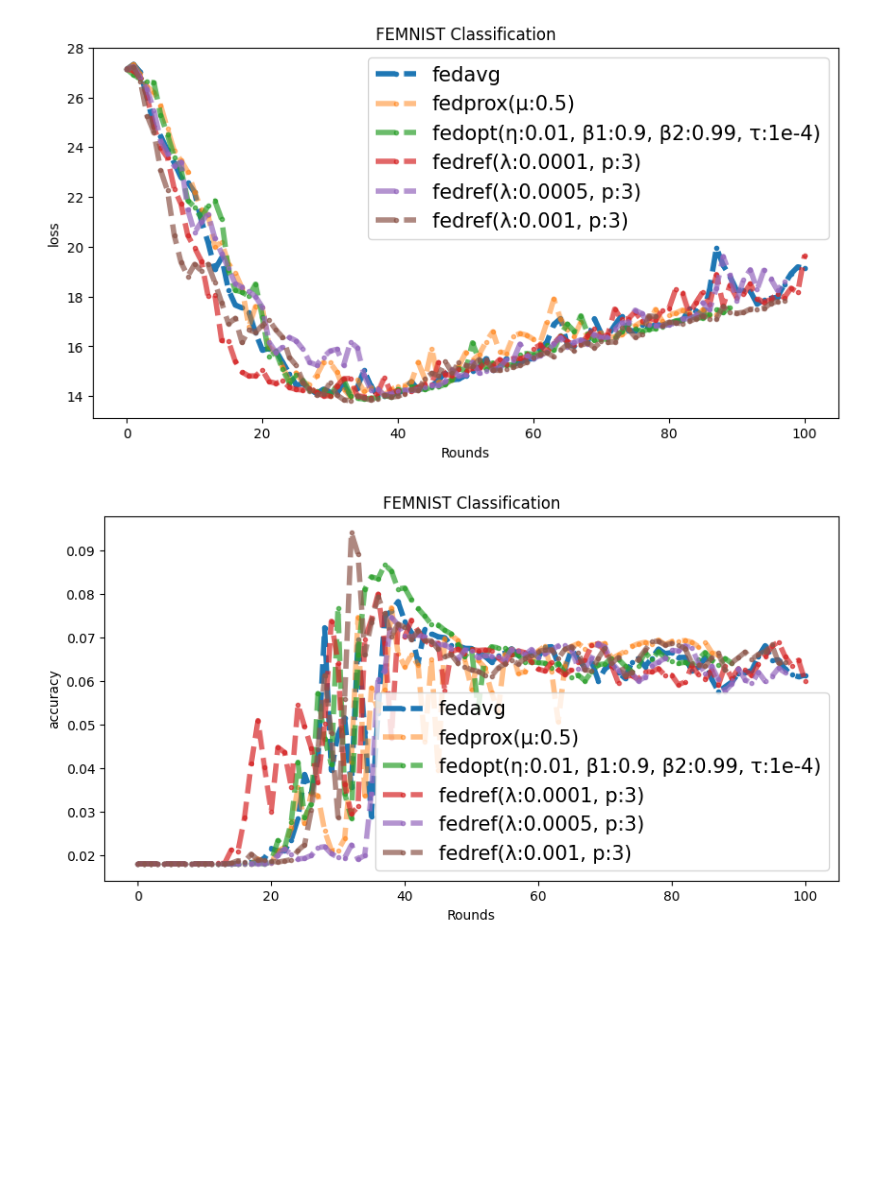
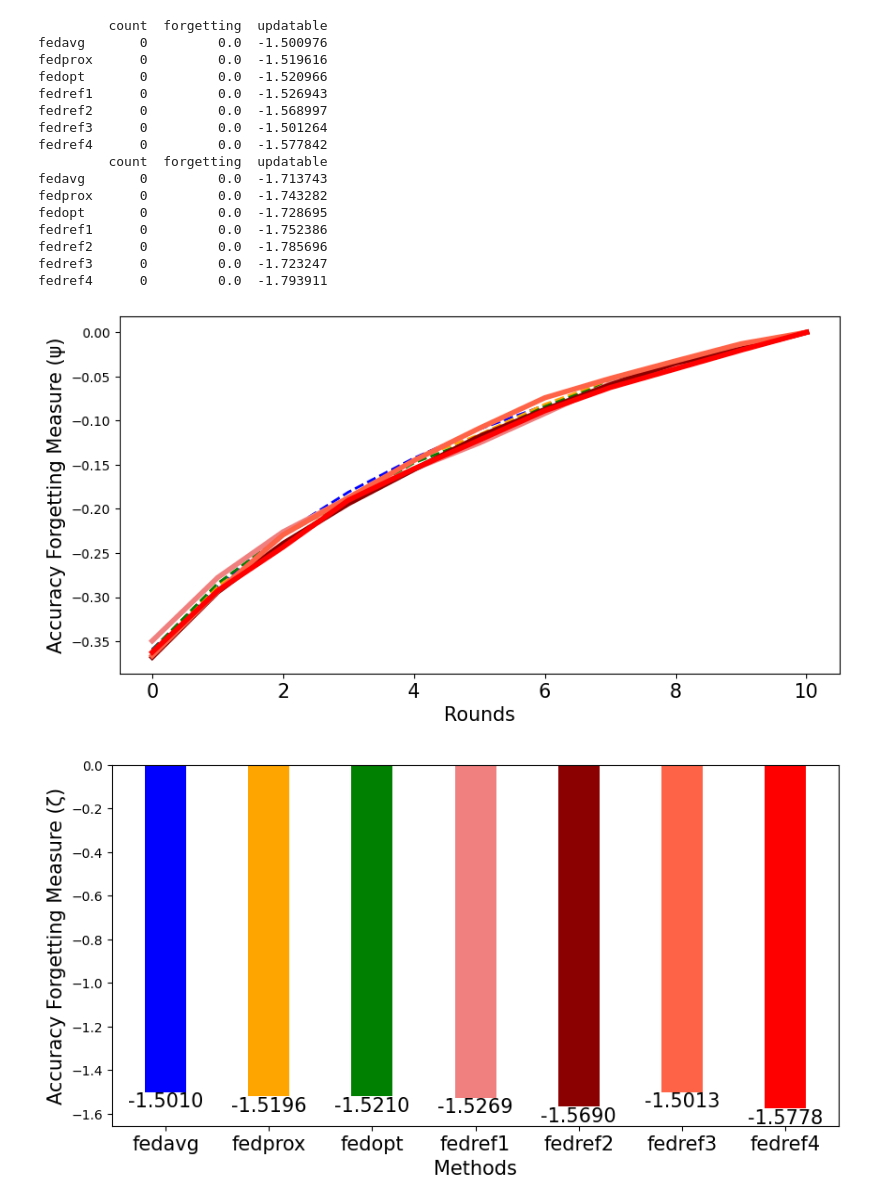
Before and after one commit to TaehwanY98/Fed-Ref, a Jupyter notebook: 2.FEMNIST.ipynb, the cells around one changed output. Saved outputs shown, nothing was run; the diff lists cells and outputs as text; code cells hidden in the pictures; blank space fills up the shorter version.

```diff
--- a/2.FEMNIST.ipynb
+++ b/2.FEMNIST.ipynb
@@ -161,0 +78,23 @@ def ploting(fedavg, fedprox, fedref, title="MNIST Classification", zoom_min = 20
+# %%
+n =11
+fedavg = pd.read_csv("Result/fedavg/fedavg_femnist.csv")
+fedprox = pd.read_csv("Result/fedprox/fedprox_femnist.csv")
+fedopt = pd.read_csv("Result/fedopt/fedopt_femnist.csv")
+fedref = [{**fedopt.to_dict("series"), **{"label":"fedopt(η:0.01, β1:0.9, β2:0.99, τ:1e-4)"}},
+    {**pd.read_csv("./Result/fedref/fedref_femnist_lda11.0_p1.csv").to_dict("series"), **{"label":"fedref(λg:0.1, ρ:1)"}},
+    {**pd.read_csv("./Result/fedref/fedref_femnist_lda11.0_p3.csv").to_dict("series"), **{"label":"fedref(λg:0.1, ρ:3)"}},
+    {**pd.read_csv("./Result/fedref/fedref_femnist_lda11.0_p5.csv").to_dict("series"), **{"label":"fedref(λg:0.1, ρ:5)"}},
+    {**pd.read_csv("./Result/fedref/fedref_femnist_lda11.0_p7.csv").to_dict("series"), **{"label":"fedref(λg:0.1, ρ:7)"}}
+    ]
+loss_std = max([fedavg["loss"][:n].min()]+[fedprox["loss"][:n].min()]+[min(l["loss"][:n]) for i,l in enumerate(fedref)])
+loss_std2 = abs(sum([l["loss"].std() for i,l in enumerate(fedref)])/(len(fedref)))
+acc_std = min([fedavg["accuracy"][:n].max()]+[fedprox["accuracy"][:n].max()]+[l["accuracy"][:n].max() for i,l in enumerate(fedref)])
+acc_std2 = abs(sum([l["accuracy"][:n].std() for i,l in enumerate(fedref)])/(len(fedref)))
+f1_score_std = abs(sum([l["f1score"][:n].std() for i,l in enumerate(fedref)])/(len(fedref)))
+f1_score_std2 = min([fedavg["f1score"][:n].max()]+[fedprox["f1score"][:n].max()]+[l["f1score"][:n].max() for i,l in enumerate(fedref)])
+# f1_score_std2 = abs(sum([l["f1score"][:n].std() for i,l in enumerate(fedref) if i!=0])/(len(fedref)+2))
+# print(acc_std, acc_std2)
+# print(f1_score_std, f1_score_std2)
+ploting(fedavg, fedprox, fedref, title="FEMNIST Classification", metric="loss", num=n, thresholds=[loss_std+0.5*loss_std2, loss_std+0.25*loss_std2, loss_std])
+ploting(fedavg, fedprox, fedref, title="FEMNIST Classification", metric="accuracy", num=n, thresholds=[acc_std-0.5*acc_std2, acc_std-0.25*acc_std2, acc_std])
+ploting(fedavg, fedprox, fedref, title="FEMNIST Classification", metric="f1score", num=n, thresholds=[f1_score_std2-0.5*f1_score_std, f1_score_std2-0.25*f1_score_std, f1_score_std2])
@@ -162,15 +227,32 @@ def ploting(fedavg, fedprox, fedref, title="MNIST Classification", zoom_min = 20
 # %%
-fedavg = pd.read_csv("./Result/fedavg/fedavg_femnist.csv")
-fedprox = pd.read_csv("./Result/fedprox/fedprox_femnist.csv")
-fedopt = pd.read_csv("./Result/fedopt/fedopt_femnist.csv")
-fedref = [{**fedopt.to_dict("series"), **{"label":"fedopt(η:0.01, β1:0.9, β2:0.99, τ:1e-4)"}},
-    {**pd.read_csv("./Result/fedref/fedref_femnist_lda0.001_p3.csv").to_dict("series"), **{"label":"fedref(λ:0.0001, p:3)"}},
-    {**pd.read_csv("./Result/fedref/fedref_femnist_lda0.005_p3.csv").to_dict("series"), **{"label":"fedref(λ:0.0005, p:3)"}},
-    {**pd.read_csv("./Result/fedref/fedref_femnist_lda0.01_p3.csv").to_dict("series"), **{"label":"fedref(λ:0.001, p:3)"}},
+n =11
+fedavg = pd.read_csv("Result/fedavg/fedavg_femnist.csv")
+fedprox = pd.read_csv("Result/fedprox/fedprox_femnist.csv")
+fedopt = pd.read_csv("Result/fedopt/fedopt_femnist.csv")
+fedref = [
+    {**pd.read_csv("./Result/fedref/fedref_femnist_lda11.0_p1.csv").to_dict("series"), **{"label":"fedref(λg:0.1, ρ:1)"}},
+    {**pd.read_csv("./Result/fedref/fedref_femnist_lda11.0_p3.csv").to_dict("series"), **{"label":"fedref(λg:0.1, ρ:3)"}},
+    {**pd.read_csv("./Result/fedref/fedref_femnist_lda11.0_p5.csv").to_dict("series"), **{"label":"fedref(λg:0.1, ρ:5)"}},
+    {**pd.read_csv("./Result/fedref/fedref_femnist_lda11.0_p7.csv").to_dict("series"), **{"label":"fedref(λg:0.1, ρ:7)"}}
     ]
-ploting(fedavg, fedprox, fedref, title="FEMNIST Classification", zoom_min=20, zoom_max=25, inset=False, metric="loss", minimum_y=0.1)
-ploting(fedavg, fedprox, fedref, title="FEMNIST Classification", zoom_min=20, zoom_max=25, inset=False, metric="accuracy", minimum_y=0.01)
-ploting(fedavg, fedprox, fedref, title="FEMNIST Classification", zoom_min=20, zoom_max=25, inset=False, metric="f1score", minimum_y=0.1)
+whole_forgetting(fedavg, fedprox, fedopt, fedref, metrics=["accuracy"], num=n)
+whole_forgetting(fedavg, fedprox, fedopt, fedref, metrics=["f1score"], num=n)
 # %% [output]
+         count  forgetting  updatable
+fedavg       0         0.0  -1.500976
+fedprox      0         0.0  -1.519616
+fedopt       0         0.0  -1.520966
+fedref1      0         0.0  -1.526943
+fedref2      0         0.0  -1.568997
+fedref3      0         0.0  -1.501264
+fedref4      0         0.0  -1.577842
+         count  forgetting  updatable
+fedavg       0         0.0  -1.713743
+fedprox      0         0.0  -1.743282
+fedopt       0         0.0  -1.728695
+fedref1      0         0.0  -1.752386
+fedref2      0         0.0  -1.785696
+fedref3      0         0.0  -1.723247
+fedref4      0         0.0  -1.793911
-[figure, old version]
+[figure, new version]
-[figure, old version]
+[figure, new version]
```
Also changed, not shown: parts of 19 cells of this notebook, 23 other files.
